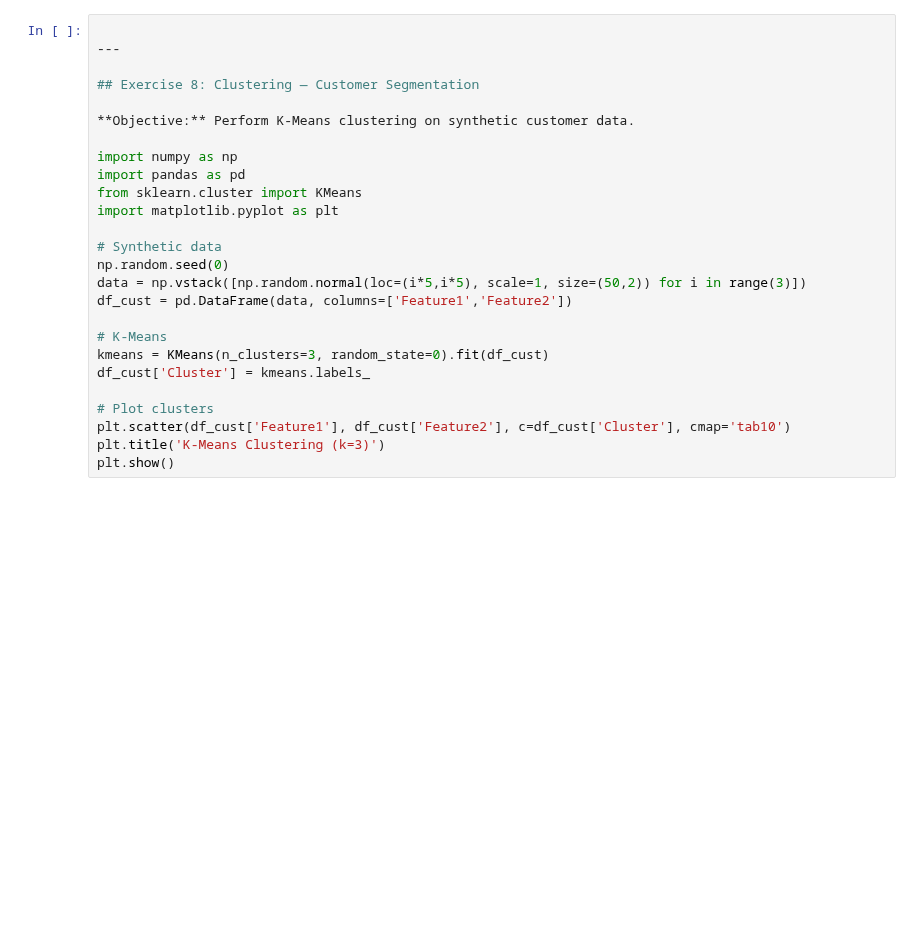
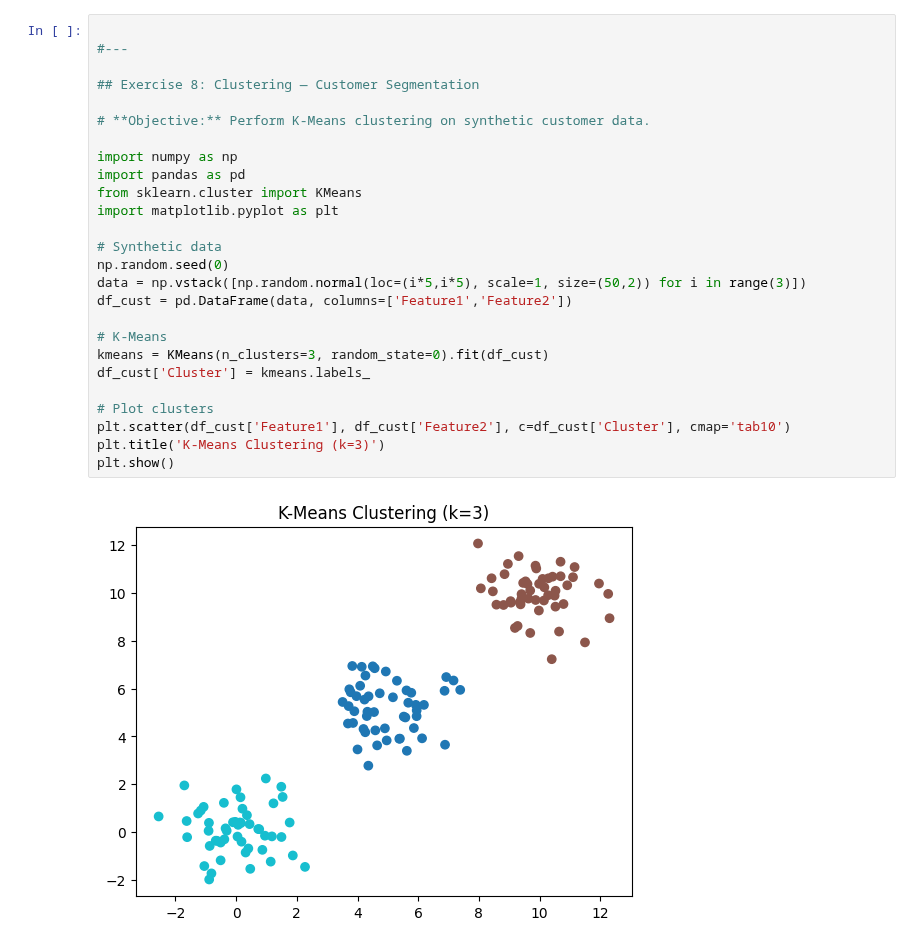
Before and after one commit to appliedcode/mthree-c422, a Jupyter notebook: Exercises/day-2/Data-preparation/Data-Preparation.ipynb, the cells around one changed output. Saved outputs shown, nothing was run; the diff lists cells and outputs as text; blank space fills up the shorter version.

```diff
--- a/Exercises/day-2/Data-preparation/Data-Preparation.ipynb
+++ b/Exercises/day-2/Data-preparation/Data-Preparation.ipynb
@@ -154,26 +216,28 @@ print("MAE:", mean_absolute_error(test, forecast))
 # %%
 
----
+#---
 
 ## Exercise 8: Clustering — Customer Segmentation
 
-**Objective:** Perform K-Means clustering on synthetic customer data.
+# **Objective:** Perform K-Means clustering on synthetic customer data.
 
 import numpy as np
 import pandas as pd
 from sklearn.cluster import KMeans
 import matplotlib.pyplot as plt
 
 # Synthetic data
 np.random.seed(0)
 data = np.vstack([np.random.normal(loc=(i*5,i*5), scale=1, size=(50,2)) for i in range(3)])
 df_cust = pd.DataFrame(data, columns=['Feature1','Feature2'])
 
 # K-Means
 kmeans = KMeans(n_clusters=3, random_state=0).fit(df_cust)
 df_cust['Cluster'] = kmeans.labels_
 
 # Plot clusters
 plt.scatter(df_cust['Feature1'], df_cust['Feature2'], c=df_cust['Cluster'], cmap='tab10')
 plt.title('K-Means Clustering (k=3)')
 plt.show()
+# %% [output]
+[figure, added]
```
Also changed, not shown: parts of 7 cells of this notebook.
